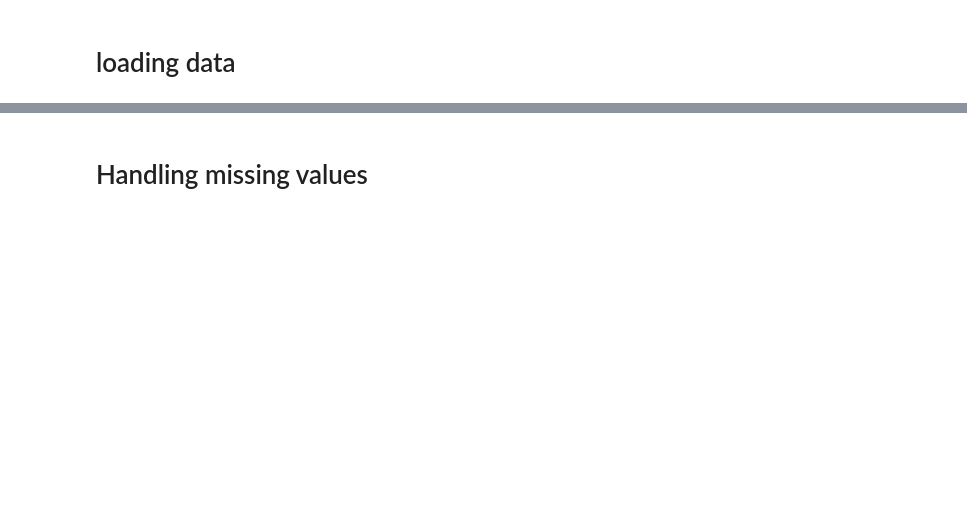
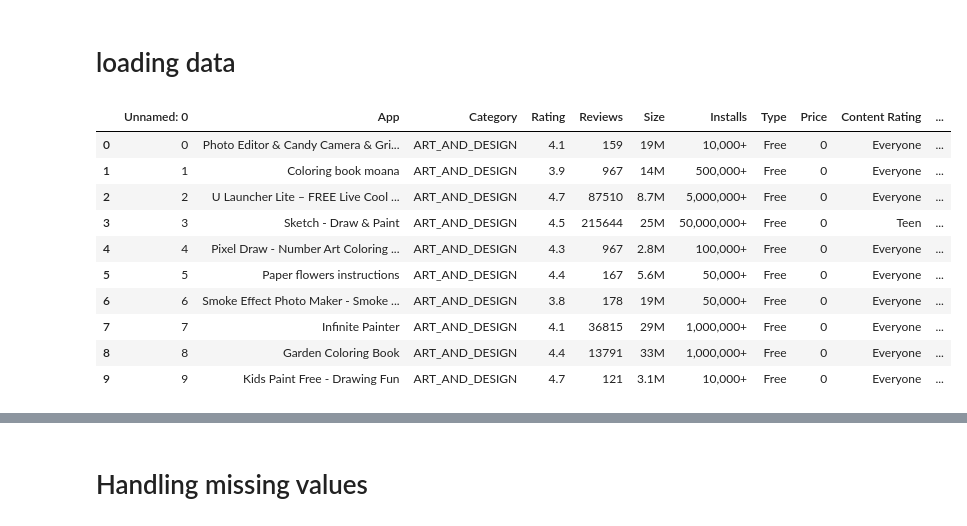
Before and after one commit to mehrdadhadidian/Data-Mining, a Jupyter notebook: data_analysis.ipynb, the cells around one changed output, grey strips where cells are left out. Cells and saved outputs as stored; diff of their text form; code cells hidden in the pictures; blank space fills up the shorter version.

Commit message:
data set 2 preprocessing

```diff
--- a/data_analysis.ipynb
+++ b/data_analysis.ipynb
@@ -11,4 +11,18 @@ import numpy as np
 # loading data
 # %%
 data1 = pd.read_csv('Playstore_final.csv', encoding='utf-8')
-# data1 = pd.read_csv('GooglePlay.csv')
+data2 = pd.read_csv('GooglePlay.csv')
+# %%
+data2.head(10)
+# %% [output]
+|  | Unnamed: 0 | App | Category | Rating | Reviews | Size | Installs | Type | Price | Content Rating | ... |
+| 0 | 0 | Photo Editor & Candy Camera & Gri... | ART_AND_DESIGN | 4.1 | 159 | 19M | 10,000+ | Free | 0 | Everyone | ... |
+| 1 | 1 | Coloring book moana | ART_AND_DESIGN | 3.9 | 967 | 14M | 500,000+ | Free | 0 | Everyone | ... |
+| 2 | 2 | U Launcher Lite – FREE Live Cool ... | ART_AND_DESIGN | 4.7 | 87510 | 8.7M | 5,000,000+ | Free | 0 | Everyone | ... |
+| 3 | 3 | Sketch - Draw & Paint | ART_AND_DESIGN | 4.5 | 215644 | 25M | 50,000,000+ | Free | 0 | Teen | ... |
+| 4 | 4 | Pixel Draw - Number Art Coloring ... | ART_AND_DESIGN | 4.3 | 967 | 2.8M | 100,000+ | Free | 0 | Everyone | ... |
+| 5 | 5 | Paper flowers instructions | ART_AND_DESIGN | 4.4 | 167 | 5.6M | 50,000+ | Free | 0 | Everyone | ... |
+| 6 | 6 | Smoke Effect Photo Maker - Smoke ... | ART_AND_DESIGN | 3.8 | 178 | 19M | 50,000+ | Free | 0 | Everyone | ... |
+| 7 | 7 | Infinite Painter | ART_AND_DESIGN | 4.1 | 36815 | 29M | 1,000,000+ | Free | 0 | Everyone | ... |
+| 8 | 8 | Garden Coloring Book | ART_AND_DESIGN | 4.4 | 13791 | 33M | 1,000,000+ | Free | 0 | Everyone | ... |
+| 9 | 9 | Kids Paint Free - Drawing Fun | ART_AND_DESIGN | 4.7 | 121 | 3.1M | 10,000+ | Free | 0 | Everyone | ... |
```
Also changed, not shown: parts of 15 cells of this notebook.
